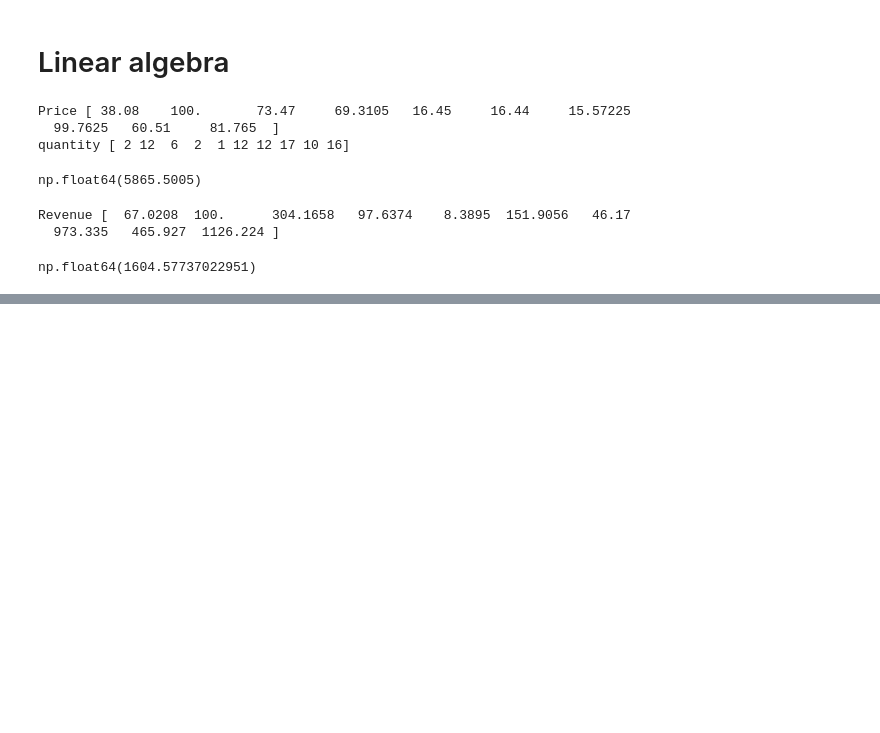
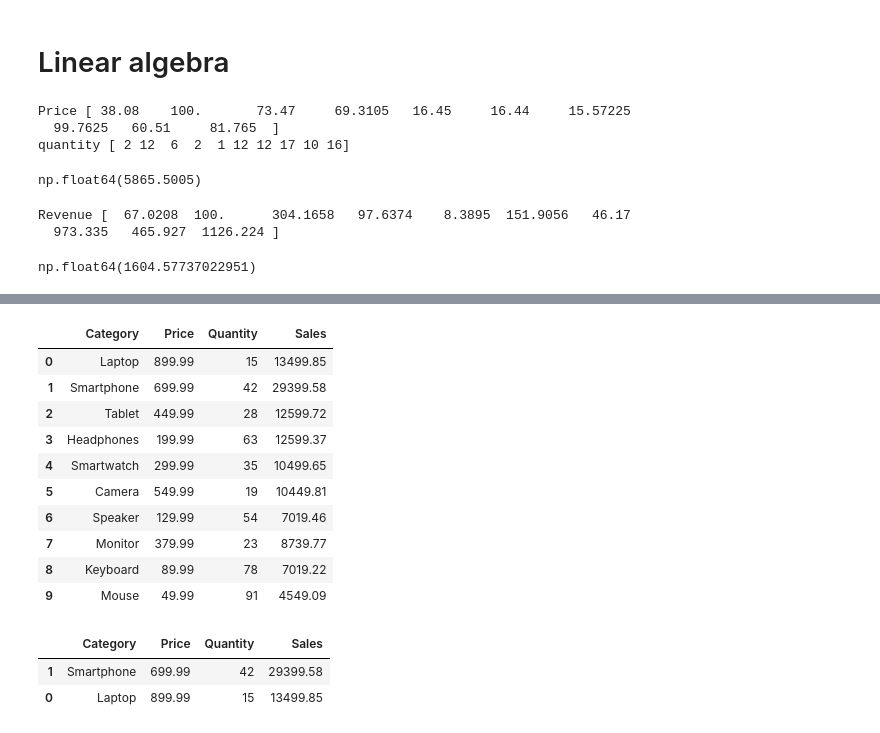
Before and after one commit to Snehil-Raut/Microsoft_AI_Engineering, a Jupyter notebook: Data_Science/Numpy/numpy_practice.ipynb, the cells around one changed output, grey strips where cells are left out. Drawn from its saved outputs; the diff is of its cells as text; code cells hidden in the pictures; blank space fills up the shorter version.

Commit message:
Numpy+pandas hands-on with datasets

```diff
--- a/Data_Science/Numpy/numpy_practice.ipynb
+++ b/Data_Science/Numpy/numpy_practice.ipynb
@@ -607,0 +652,15 @@ np.float64(1604.57737022951)
+# %%
+import pandas as pd
+import numpy as np
+
+data = {
+    'Category': ['Laptop', 'Smartphone', 'Tablet', 'Headphones', 'Smartwatch',
+                 'Camera', 'Speaker', 'Monitor', 'Keyboard', 'Mouse'],
+    'Price': [899.99, 699.99, 449.99, 199.99, 299.99,
+              549.99, 129.99, 379.99, 89.99, 49.99],
+    'Quantity': [15, 42, 28, 63, 35,
+                 19, 54, 23, 78, 91]
+}
+
+df_sample = pd.DataFrame(data)
+df_sample
@@ -607,0 +679,23 @@ np.float64(1604.57737022951)
+# %%
+df_sample['Sales'] = df_sample['Price'] * df_sample['Quantity']
+df_sample
+# %% [output]
+|  | Category | Price | Quantity | Sales |
+| 0 | Laptop | 899.99 | 15 | 13499.85 |
+| 1 | Smartphone | 699.99 | 42 | 29399.58 |
+| 2 | Tablet | 449.99 | 28 | 12599.72 |
+| 3 | Headphones | 199.99 | 63 | 12599.37 |
+| 4 | Smartwatch | 299.99 | 35 | 10499.65 |
+| 5 | Camera | 549.99 | 19 | 10449.81 |
+| 6 | Speaker | 129.99 | 54 | 7019.46 |
+| 7 | Monitor | 379.99 | 23 | 8739.77 |
+| 8 | Keyboard | 89.99 | 78 | 7019.22 |
+| 9 | Mouse | 49.99 | 91 | 4549.09 |
+# %%
+get_top_2 = df_sample.sort_values(by='Sales', ascending=False)
+
+get_top_2.head(2)
+# %% [output]
+|  | Category | Price | Quantity | Sales |
+| 1 | Smartphone | 699.99 | 42 | 29399.58 |
+| 0 | Laptop | 899.99 | 15 | 13499.85 |
```
Also changed, not shown: parts of 5 cells of this notebook, 4 other files.
